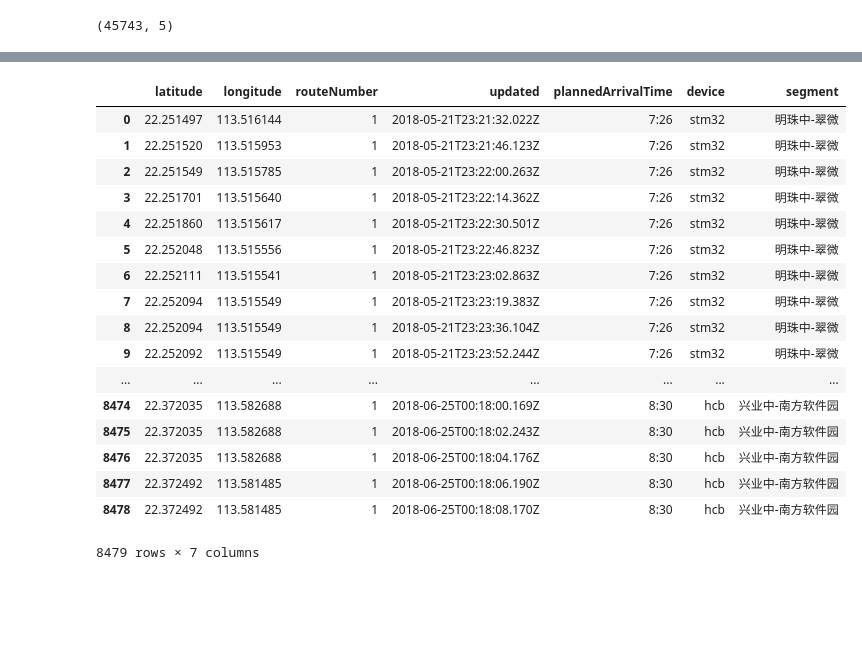
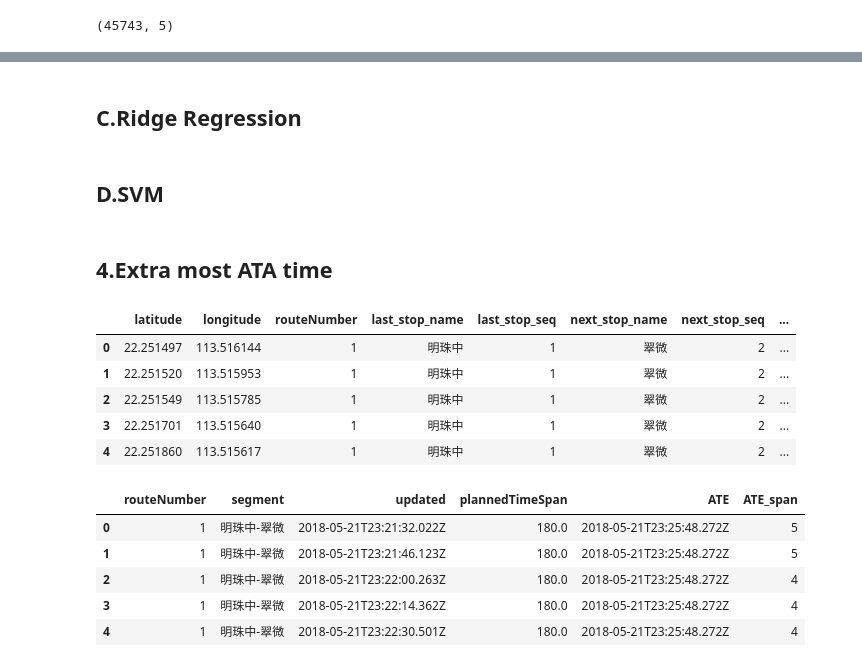
Before and after one commit to NeptuneZheng/shuttle_bus, a Jupyter notebook: script/real_script1.ipynb, the cells around one changed output, grey strips where cells are left out. Drawn from its saved outputs; the diff is of its cells as text; code cells hidden in the pictures; blank space fills up the shorter version.

```diff
--- a/script/real_script1.ipynb
+++ b/script/real_script1.ipynb
@@ -174,12 +194,14 @@ plt.plot(route_stops.longitude,route_stops.latitude, "go",location['longitude'],
 def extra_train_test_data(start_date,stop_date,records,stops):
     # caluculate the time span of all data by day, and arrange the data
     start = datetime.now()
-    time_span = pd.to_datetime(records.iloc[-1].updated,utc = True) - pd.to_datetime(records.iloc[0].updated,utc = True)
+    time_span = pd.to_datetime(stop_date,utc = True) - pd.to_datetime(start_date,utc = True)
     time_span = time_span.days +1
 
 
-    final_df = pd.DataFrame(columns = ['latitude','longitude','routeNumber','updated','plannedArrivalTime','device','segment'])
-
+    final_df = pd.DataFrame(columns = ['latitude','longitude','routeNumber','last_stop_name','last_stop_seq',
+                                'next_stop_name','next_stop_seq','last_stop_latitude','last_stop_longitude',
+                                'next_stop_latitude','next_stop_longitude','segment','updated','plannedArrivalTime',
+                                'plannedTimeSpan','device','ATE'])
     for i in range(time_span):
         current_start_date = pd.to_datetime(start_date,utc = True) + timedelta(days = i)
         current_stop_date = current_start_date + timedelta(hours = 1, minutes = 40)
@@ -275,0 +411,2 @@ Duration: 41.296816
+# %% [markdown]
+## C.Ridge Regression
@@ -275,0 +422,2 @@ Duration: 41.296816
+# %% [markdown]
+## D.SVM
@@ -276,21 +433,11 @@ Duration: 41.296816
+# %% [markdown]
+## 4.Extra most ATA time
 # %%
-final_df
+final_df.head()
 # %% [output]
-|  | latitude | longitude | routeNumber | updated | plannedArrivalTime | device | segment |
-| 0 | 22.251497 | 113.516144 | 1 | 2018-05-21T23:21:32.022Z | 7:26 | stm32 | 明珠中-翠微 |
-| 1 | 22.251520 | 113.515953 | 1 | 2018-05-21T23:21:46.123Z | 7:26 | stm32 | 明珠中-翠微 |
-| 2 | 22.251549 | 113.515785 | 1 | 2018-05-21T23:22:00.263Z | 7:26 | stm32 | 明珠中-翠微 |
-| 3 | 22.251701 | 113.515640 | 1 | 2018-05-21T23:22:14.362Z | 7:26 | stm32 | 明珠中-翠微 |
-| 4 | 22.251860 | 113.515617 | 1 | 2018-05-21T23:22:30.501Z | 7:26 | stm32 | 明珠中-翠微 |
-| 5 | 22.252048 | 113.515556 | 1 | 2018-05-21T23:22:46.823Z | 7:26 | stm32 | 明珠中-翠微 |
-| 6 | 22.252111 | 113.515541 | 1 | 2018-05-21T23:23:02.863Z | 7:26 | stm32 | 明珠中-翠微 |
-| 7 | 22.252094 | 113.515549 | 1 | 2018-05-21T23:23:19.383Z | 7:26 | stm32 | 明珠中-翠微 |
-| 8 | 22.252094 | 113.515549 | 1 | 2018-05-21T23:23:36.104Z | 7:26 | stm32 | 明珠中-翠微 |
-| 9 | 22.252092 | 113.515549 | 1 | 2018-05-21T23:23:52.244Z | 7:26 | stm32 | 明珠中-翠微 |
-| ... | ... | ... | ... | ... | ... | ... | ... |
-| 8474 | 22.372035 | 113.582688 | 1 | 2018-06-25T00:18:00.169Z | 8:30 | hcb | 兴业中-南方软件园 |
-| 8475 | 22.372035 | 113.582688 | 1 | 2018-06-25T00:18:02.243Z | 8:30 | hcb | 兴业中-南方软件园 |
-| 8476 | 22.372035 | 113.582688 | 1 | 2018-06-25T00:18:04.176Z | 8:30 | hcb | 兴业中-南方软件园 |
-| 8477 | 22.372492 | 113.581485 | 1 | 2018-06-25T00:18:06.190Z | 8:30 | hcb | 兴业中-南方软件园 |
-| 8478 | 22.372492 | 113.581485 | 1 | 2018-06-25T00:18:08.170Z | 8:30 | hcb | 兴业中-南方软件园 |
+|  | latitude | longitude | routeNumber | last_stop_name | last_stop_seq | next_stop_name | next_stop_seq | ... |
+| 0 | 22.251497 | 113.516144 | 1 | 明珠中 | 1 | 翠微 | 2 | ... |
+| 1 | 22.251520 | 113.515953 | 1 | 明珠中 | 1 | 翠微 | 2 | ... |
+| 2 | 22.251549 | 113.515785 | 1 | 明珠中 | 1 | 翠微 | 2 | ... |
+| 3 | 22.251701 | 113.515640 | 1 | 明珠中 | 1 | 翠微 | 2 | ... |
+| 4 | 22.251860 | 113.515617 | 1 | 明珠中 | 1 | 翠微 | 2 | ... |
-8479 rows × 7 columns
@@ -296,0 +448,9 @@ final_df
+# %%
+orignal_data.head()
+# %% [output]
+|  | routeNumber | segment | updated | plannedTimeSpan | ATE | ATE_span |
+| 0 | 1 | 明珠中-翠微 | 2018-05-21T23:21:32.022Z | 180.0 | 2018-05-21T23:25:48.272Z | 5 |
+| 1 | 1 | 明珠中-翠微 | 2018-05-21T23:21:46.123Z | 180.0 | 2018-05-21T23:25:48.272Z | 5 |
+| 2 | 1 | 明珠中-翠微 | 2018-05-21T23:22:00.263Z | 180.0 | 2018-05-21T23:25:48.272Z | 4 |
+| 3 | 1 | 明珠中-翠微 | 2018-05-21T23:22:14.362Z | 180.0 | 2018-05-21T23:25:48.272Z | 4 |
+| 4 | 1 | 明珠中-翠微 | 2018-05-21T23:22:30.501Z | 180.0 | 2018-05-21T23:25:48.272Z | 4 |
```
Also changed, not shown: parts of 47 cells of this notebook, 8 other files.
